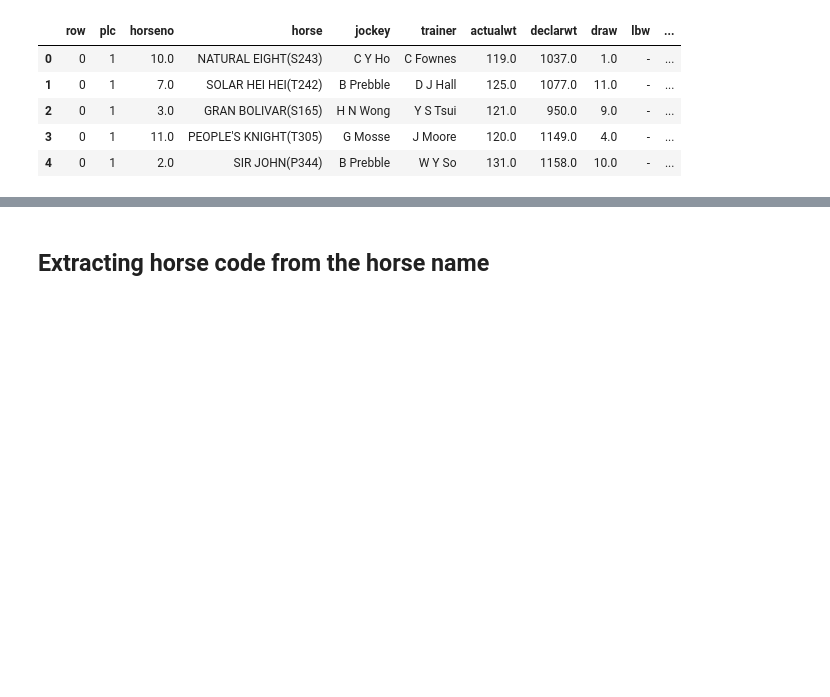
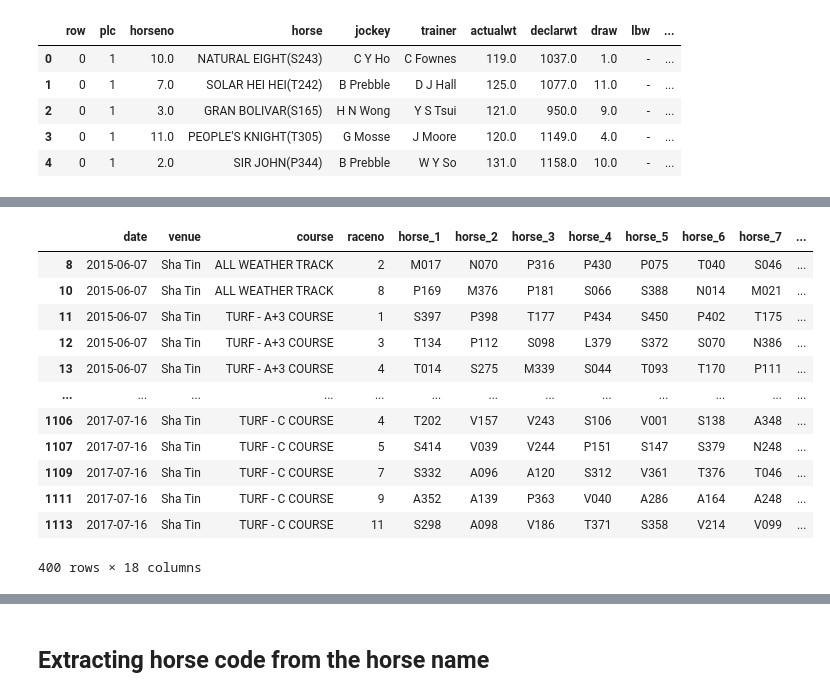
Before and after one commit to ys3250/HKJC, a Jupyter notebook: horsedim.ipynb, the cells around one changed output, grey strips where cells are left out. Cells and saved outputs as stored; diff of their text form; code cells hidden in the pictures; blank space fills up the shorter version.

```diff
--- a/horsedim.ipynb
+++ b/horsedim.ipynb
@@ -150,4 +55,4 @@ df = pd.pivot_table(results,
                values = ['horse_code'],#,'trainer','jockey'],
                aggfunc = max)
 
-df.reset_index()
+df.reset_index(inplace = True)
@@ -195,3 +59,24 @@ df.reset_index()
+# %%
+df = df.droplevel(1, axis = 1)
+df.columns = ['date', 'venue', 'course', 'raceno', 'horse_1', 'horse_2', 'horse_3',
+      'horse_4', 'horse_5', 'horse_6', 'horse_7', 'horse_8', 'horse_9', 'horse_10',
+      'horse_11', 'horse_12', 'horse_13', 'horse_14']
+# %%
+df.dropna()
+# %% [output]
+|  | date | venue | course | raceno | horse_1 | horse_2 | horse_3 | horse_4 | horse_5 | horse_6 | horse_7 | ... |
+| 8 | 2015-06-07 | Sha Tin | ALL WEATHER TRACK | 2 | M017 | N070 | P316 | P430 | P075 | T040 | S046 | ... |
+| 10 | 2015-06-07 | Sha Tin | ALL WEATHER TRACK | 8 | P169 | M376 | P181 | S066 | S388 | N014 | M021 | ... |
+| 11 | 2015-06-07 | Sha Tin | TURF - A+3 COURSE | 1 | S397 | P398 | T177 | P434 | S450 | P402 | T175 | ... |
+| 12 | 2015-06-07 | Sha Tin | TURF - A+3 COURSE | 3 | T134 | P112 | S098 | L379 | S372 | S070 | N386 | ... |
+| 13 | 2015-06-07 | Sha Tin | TURF - A+3 COURSE | 4 | T014 | S275 | M339 | S044 | T093 | T170 | P111 | ... |
+| ... | ... | ... | ... | ... | ... | ... | ... | ... | ... | ... | ... | ... |
+| 1106 | 2017-07-16 | Sha Tin | TURF - C COURSE | 4 | T202 | V157 | V243 | S106 | V001 | S138 | A348 | ... |
+| 1107 | 2017-07-16 | Sha Tin | TURF - C COURSE | 5 | S414 | V039 | V244 | P151 | S147 | S379 | N248 | ... |
+| 1109 | 2017-07-16 | Sha Tin | TURF - C COURSE | 7 | S332 | A096 | A120 | S312 | V361 | T376 | T046 | ... |
+| 1111 | 2017-07-16 | Sha Tin | TURF - C COURSE | 9 | A352 | A139 | P363 | V040 | A286 | A164 | A248 | ... |
+| 1113 | 2017-07-16 | Sha Tin | TURF - C COURSE | 11 | S298 | A098 | V186 | T371 | S358 | V214 | V099 | ... |
+400 rows × 18 columns
 # %%
 win = pd.pivot_table(results[results['plc'] == '1'],
                index = ['date','venue','course','raceno'],
```
Also changed, not shown: parts of 49 cells of this notebook, 1 other file.
